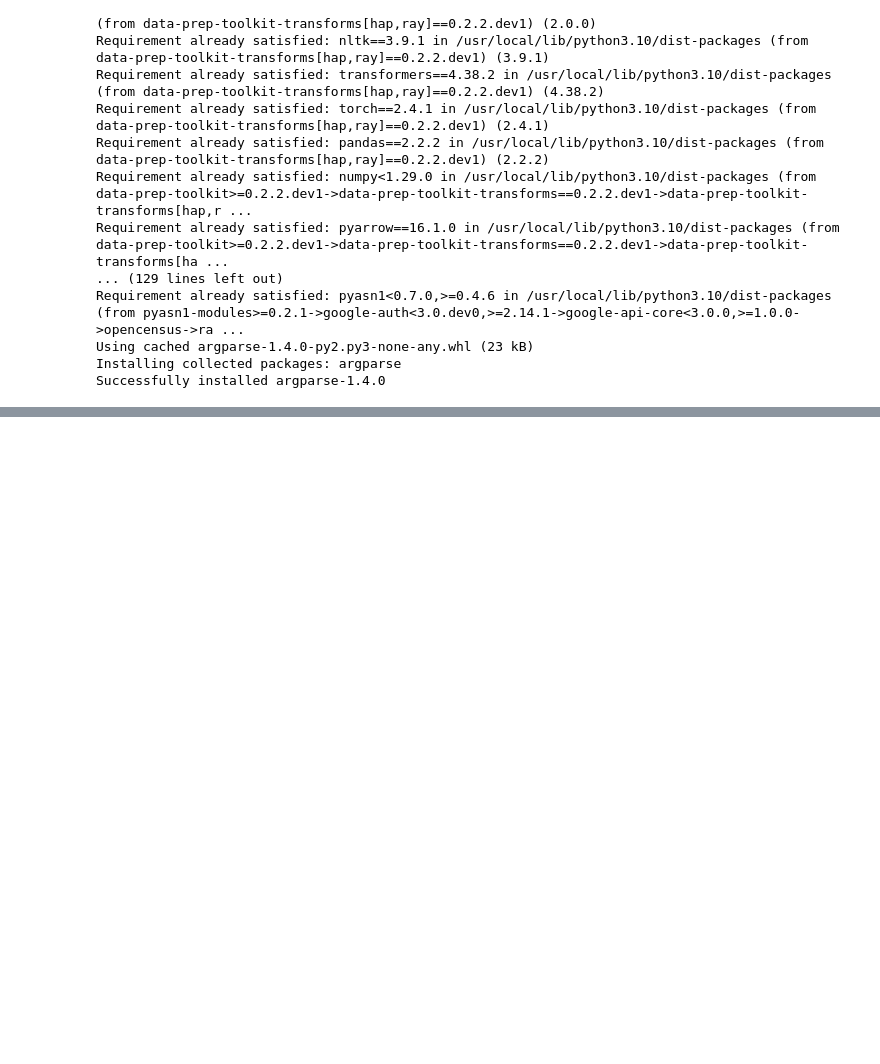
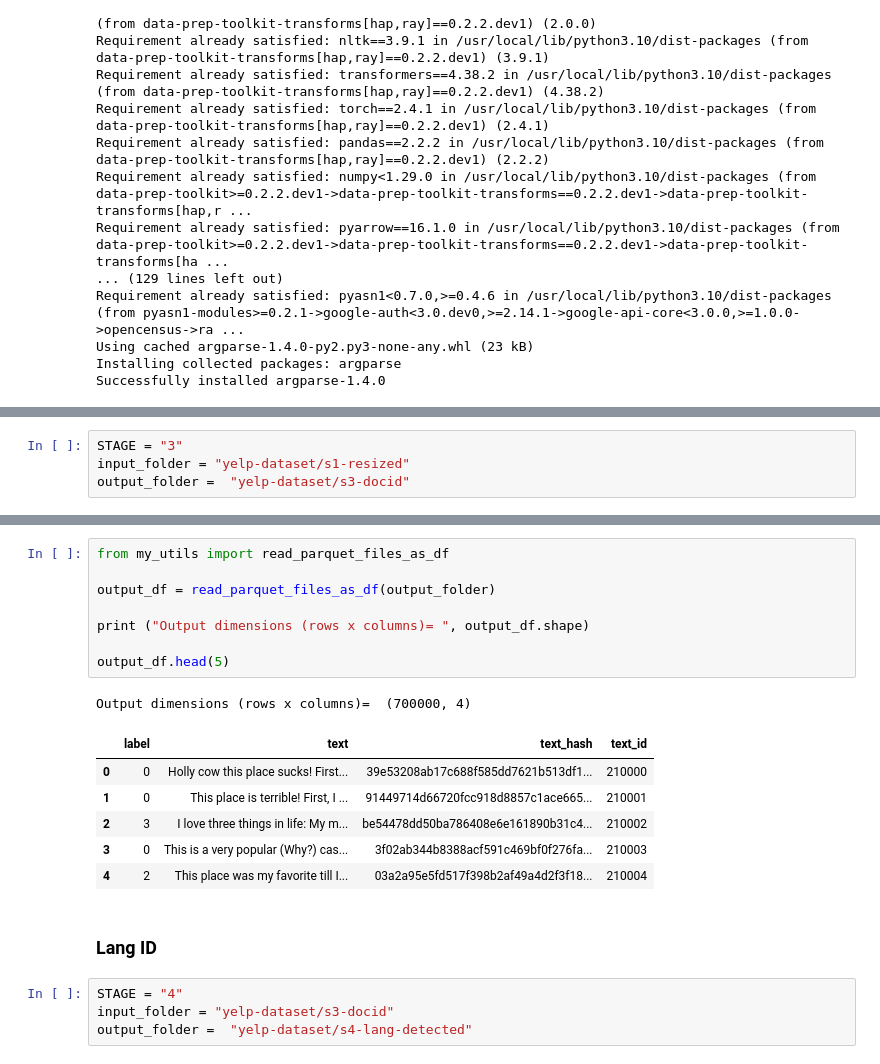
Before and after one commit to santoshborse/pydatanyc2024, a Jupyter notebook: data-prep.ipynb, the cells around one changed output, grey strips where cells are left out. Cells and saved outputs as stored; diff of their text form; blank space fills up the shorter version.

```diff
--- a/data-prep.ipynb
+++ b/data-prep.ipynb
@@ -254,0 +262,4 @@ Processing batch: 22/2317
+# %%
+STAGE = "3"
+input_folder = "yelp-dataset/s1-resized"
+output_folder =  "yelp-dataset/s3-docid"
@@ -254,0 +314,22 @@ Processing batch: 22/2317
+# %%
+from my_utils import read_parquet_files_as_df
+
+output_df = read_parquet_files_as_df(output_folder)
+
+print ("Output dimensions (rows x columns)= ", output_df.shape)
+
+output_df.head(5)
+# %% [output]
+Output dimensions (rows x columns)=  (700000, 4)
+|  | label | text | text_hash | text_id |
+| 0 | 0 | Holly cow this place sucks! First... | 39e53208ab17c688f585dd7621b513df1... | 210000 |
+| 1 | 0 | This place is terrible! First, I ... | 91449714d66720fcc918d8857c1ace665... | 210001 |
+| 2 | 3 | I love three things in life: My m... | be54478dd50ba786408e6e161890b31c4... | 210002 |
+| 3 | 0 | This is a very popular (Why?) cas... | 3f02ab344b8388acf591c469bf0f276fa... | 210003 |
+| 4 | 2 | This place was my favorite till I... | 03a2a95e5fd517f398b2af49a4d2f3f18... | 210004 |
+# %% [markdown]
+### Lang ID
+# %%
+STAGE = "4"
+input_folder = "yelp-dataset/s3-docid"
+output_folder =  "yelp-dataset/s4-lang-detected"
```
Also changed, not shown: parts of 8 cells of this notebook.
